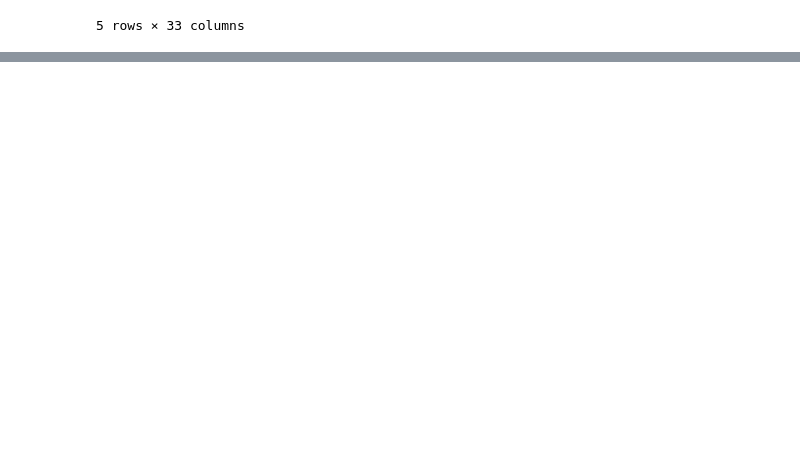
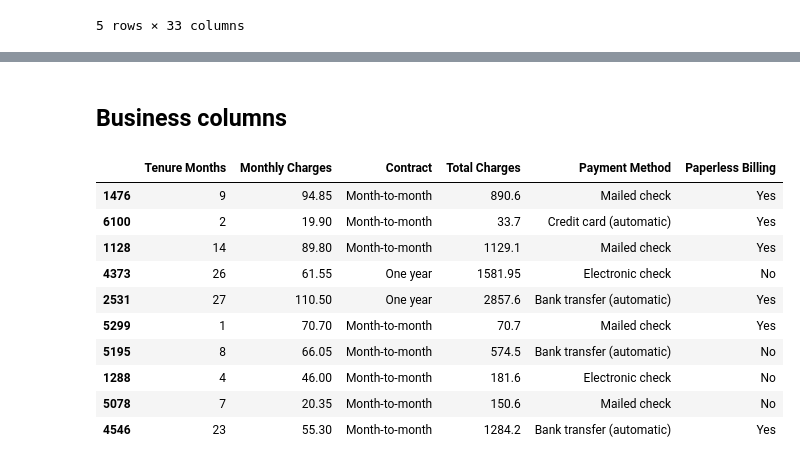
Before and after one commit to VinChan2001/telco-churn-prediction, a Jupyter notebook: notebooks/01_data_check.ipynb, the cells around one changed output, grey strips where cells are left out. Cells and saved outputs as stored; diff of their text form; code cells hidden in the pictures; blank space fills up the shorter version.

```diff
--- a/notebooks/01_data_check.ipynb
+++ b/notebooks/01_data_check.ipynb
@@ -25,0 +85,16 @@ df.head()
+# %% [markdown]
+## Business columns
+# %%
+df[["Tenure Months", "Monthly Charges", "Contract", "Total Charges", "Payment Method", "Paperless Billing"]].sample(10)
+# %% [output]
+|  | Tenure Months | Monthly Charges | Contract | Total Charges | Payment Method | Paperless Billing |
+| 1476 | 9 | 94.85 | Month-to-month | 890.6 | Mailed check | Yes |
+| 6100 | 2 | 19.90 | Month-to-month | 33.7 | Credit card (automatic) | Yes |
+| 1128 | 14 | 89.80 | Month-to-month | 1129.1 | Mailed check | Yes |
+| 4373 | 26 | 61.55 | One year | 1581.95 | Electronic check | No |
+| 2531 | 27 | 110.50 | One year | 2857.6 | Bank transfer (automatic) | Yes |
+| 5299 | 1 | 70.70 | Month-to-month | 70.7 | Mailed check | Yes |
+| 5195 | 8 | 66.05 | Month-to-month | 574.5 | Bank transfer (automatic) | No |
+| 1288 | 4 | 46.00 | Month-to-month | 181.6 | Electronic check | No |
+| 5078 | 7 | 20.35 | Month-to-month | 150.6 | Mailed check | No |
+| 4546 | 23 | 55.30 | Month-to-month | 1284.2 | Bank transfer (automatic) | Yes |
```
Also changed, not shown: parts of 21 cells of this notebook.
